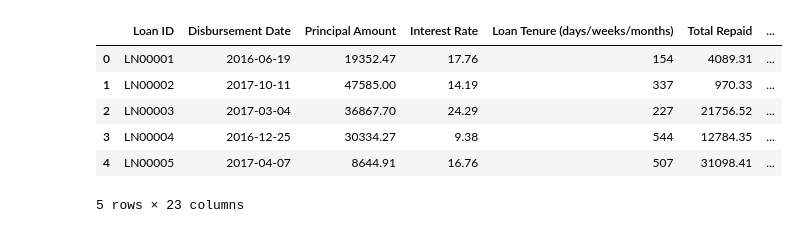
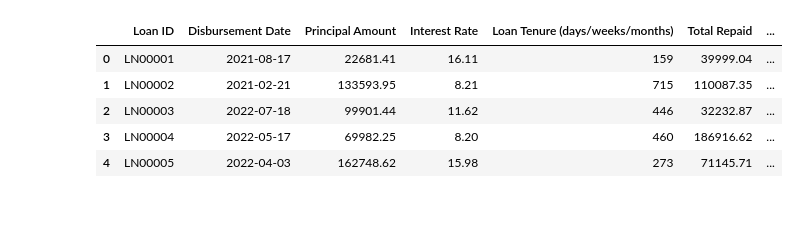
Before and after one commit to kaydebtrecuva/Portfolio_Recovery_Prediction, a Jupyter notebook: debt_buy_test.ipynb, the cells around one changed output. Cells and saved outputs as stored; diff of their text form; code cells hidden in the pictures.

```diff
--- a/debt_buy_test.ipynb
+++ b/debt_buy_test.ipynb
@@ -2,15 +2,16 @@
 import pandas as pd
 import numpy as np
 import random
+import matplotlib.pyplot as plt
 from datetime import datetime, timedelta
-
+pd.set_option('display.max_columns', None)
 # Set random seed for reproducibility
-np.random.seed(42)
+random.seed(42)
 
 # Constants
 NUM_LOANS = 30000
-START_DATE = datetime(2015, 1, 1)
-END_DATE = datetime(2020, 1, 1)
+START_DATE = datetime(2021, 1, 1)
+END_DATE = datetime(2024, 1, 1)
 
 # Helper functions
 def random_date(start, end):
@@ -21,7 +22,7 @@ def employment_status():
     return random.choice(['Employed', 'Unemployed', 'Self-Employed', 'Student'])
 
 def income_range():
-    return random.choice(['<2000', '2000-4000', '4000-6000', '6000-8000', '>8000'])
+    return random.randrange(50000,1000000,10000)
 
 def geographic_location():
     return random.choice(['Urban', 'Suburban', 'Rural'])
@@ -39,13 +40,13 @@ def first_payment_default():
     return random.choice(['Yes', 'No'])
 
 def num_loans():
-    return random.choice(['1', '2-3', '4+'])
+    return random.randint(1,6)
 
 def credit_score():
     return round(np.random.uniform(300, 850), 2)
 
 def collections_status():
-    return random.choice(['PTP', 'Unreachable', 'Disputed', 'Paid', 'Escalated'])
+    return random.choice(['PTP', 'Unreachable', 'Disputed', 'Escalated'])
 
 def restructured_loan():
     return random.choice([True, False])
@@ -54,45 +55,45 @@ def reasons_for_default():
     return random.choice(['DTI/DSR', 'Job Loss', 'Emergency', 'Death', 'Business Failure'])
 
 # Generate sample data
+random.seed(42)
 data = {
     'Loan ID': [f'LN{i:05d}' for i in range(1, NUM_LOANS + 1)],
     'Disbursement Date': [random_date(START_DATE, END_DATE) for _ in range(NUM_LOANS)],
-    'Principal Amount': np.random.uniform(1000, 50000, NUM_LOANS).round(2),
+    'Principal Amount': np.random.uniform(1000, 200000, NUM_LOANS).round(2),
     'Interest Rate': np.random.uniform(5, 25, NUM_LOANS).round(2),
     'Loan Tenure (days/weeks/months)': np.random.randint(30, 720, NUM_LOANS),
-    'Total Repaid': np.random.uniform(0, 50000, NUM_LOANS).round(2),
-    'Outstanding Balance': np.random.uniform(500, 50000, NUM_LOANS).round(2),
+    'Total Repaid': np.random.uniform(0, 200000, NUM_LOANS).round(2),
+    'Outstanding Balance': np.random.uniform(500, 200000, NUM_LOANS).round(2),
     'Number of Missed Payments': np.random.randint(0, 12, NUM_LOANS),
     'Borrower Age': np.random.randint(18, 70, NUM_LOANS),
     'Employment Status': [employment_status() for _ in range(NUM_LOANS)],
     'Income Range': [income_range() for _ in range(NUM_LOANS)],
     'State/Location': [geographic_location() for _ in range(NUM_LOANS)],
     'Days Past Due (DPD)': np.random.randint(0, 365, NUM_LOANS),
     'Previous Collection Attempts': np.random.randint(0, 5, NUM_LOANS),
     'Current Collection Stage': [collection_stage() for _ in range(NUM_LOANS)],
     'Loan Type': [loan_type() for _ in range(NUM_LOANS)],
     'Bucket (60+ Days in Arrears)': [bucket_category(dpd) for dpd in np.random.randint(0, 365, NUM_LOANS)],
     'First Payment Default (FPD)': [first_payment_default() for _ in range(NUM_LOANS)],
     'Number of Loans': [num_loans() for _ in range(NUM_LOANS)],
     'Credit Score': [credit_score() for _ in range(NUM_LOANS)],
     'Collections Status': [collections_status() for _ in range(NUM_LOANS)],
     'Restructured Loan': [restructured_loan() for _ in range(NUM_LOANS)],
     'Reasons for Default': [reasons_for_default() for _ in range(NUM_LOANS)]
 }
 
 # Create DataFrame
 df = pd.DataFrame(data)
 
 # Save to CSV
 df.to_csv('loan_data.csv', index=False)
 
 # Display sample data
 df.head()
 # %% [output]
 |  | Loan ID | Disbursement Date | Principal Amount | Interest Rate | Loan Tenure (days/weeks/months) | Total Repaid | ... |
-| 0 | LN00001 | 2016-06-19 | 19352.47 | 17.76 | 154 | 4089.31 | ... |
-| 1 | LN00002 | 2017-10-11 | 47585.00 | 14.19 | 337 | 970.33 | ... |
-| 2 | LN00003 | 2017-03-04 | 36867.70 | 24.29 | 227 | 21756.52 | ... |
-| 3 | LN00004 | 2016-12-25 | 30334.27 | 9.38 | 544 | 12784.35 | ... |
-| 4 | LN00005 | 2017-04-07 | 8644.91 | 16.76 | 507 | 31098.41 | ... |
+| 0 | LN00001 | 2021-08-17 | 22681.41 | 16.11 | 159 | 39999.04 | ... |
+| 1 | LN00002 | 2021-02-21 | 133593.95 | 8.21 | 715 | 110087.35 | ... |
+| 2 | LN00003 | 2022-07-18 | 99901.44 | 11.62 | 446 | 32232.87 | ... |
+| 3 | LN00004 | 2022-05-17 | 69982.25 | 8.20 | 460 | 186916.62 | ... |
+| 4 | LN00005 | 2022-04-03 | 162748.62 | 15.98 | 273 | 71145.71 | ... |
-5 rows × 23 columns
```
Also changed, not shown: parts of 32 cells of this notebook.
